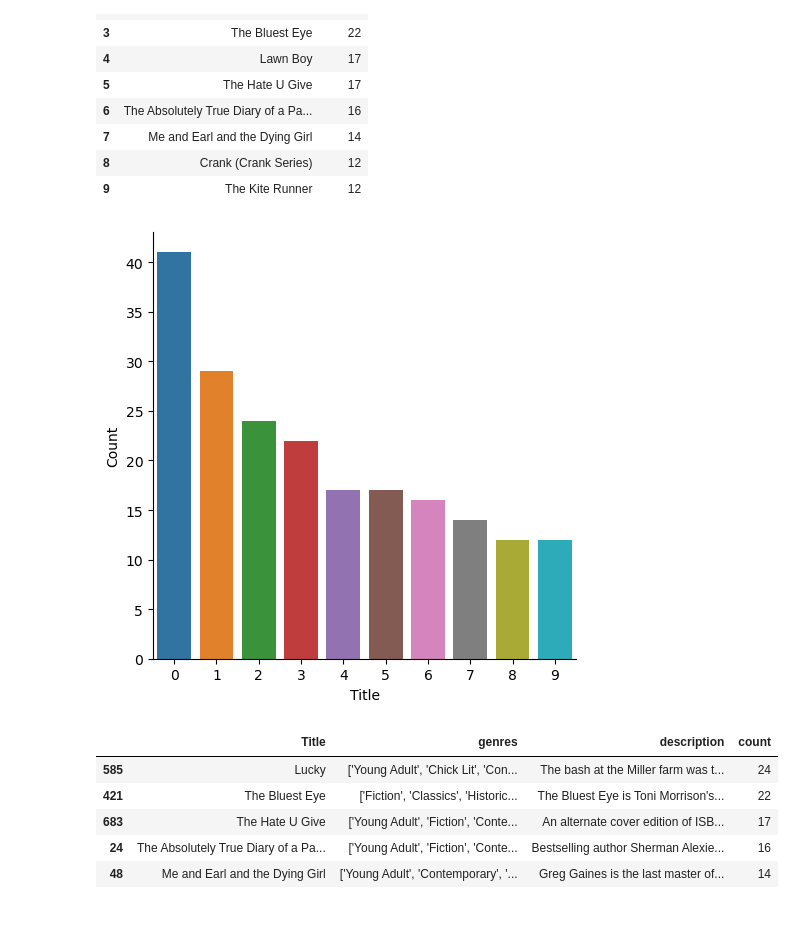
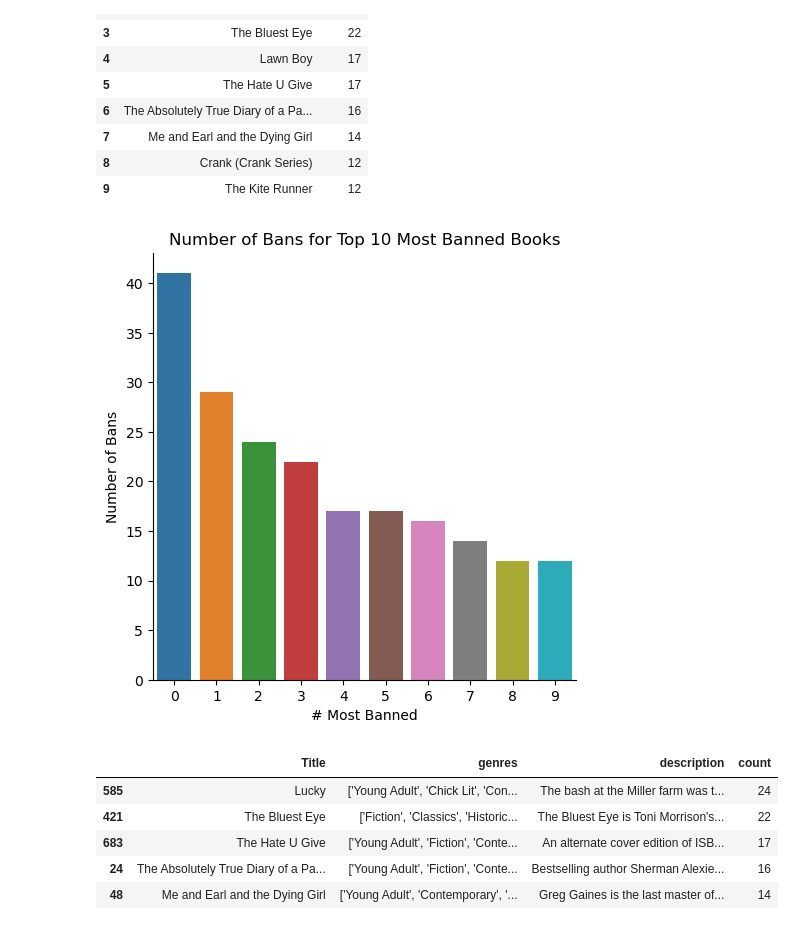
Before and after one commit to yashadoddabele/bannedbooks_project, a Jupyter notebook: bannedbooks.ipynb, the cells around one changed output. Drawn from its saved outputs; the diff is of its cells as text; code cells hidden in the pictures.

Commit message:
edited labels on plot q1

```diff
--- a/bannedbooks.ipynb
+++ b/bannedbooks.ipynb
@@ -124,13 +124,16 @@ df_pen_bans
 # %%
 #For graphing purposes, because the titles are quite long, replacing them with indexes:
 df_graph_bans = df_pen_bans
 df_graph_bans["Title"] = df_graph_bans.index
 
 #Graph regarding the top 10 banned
 sns.catplot(data=df_pen_bans, x="Title", y="Count", kind="bar")
+plt.title("Number of Bans for Top 10 Most Banned Books")
+plt.xlabel("# Most Banned")
+plt.ylabel("Number of Bans")
 plt.show()
 # %% [output]
-[figure, old version]
+[figure, new version]
 # %%
 #Compiling this information with book descriptions and genres
 title_df = title_bans.to_frame(name="count")
```
